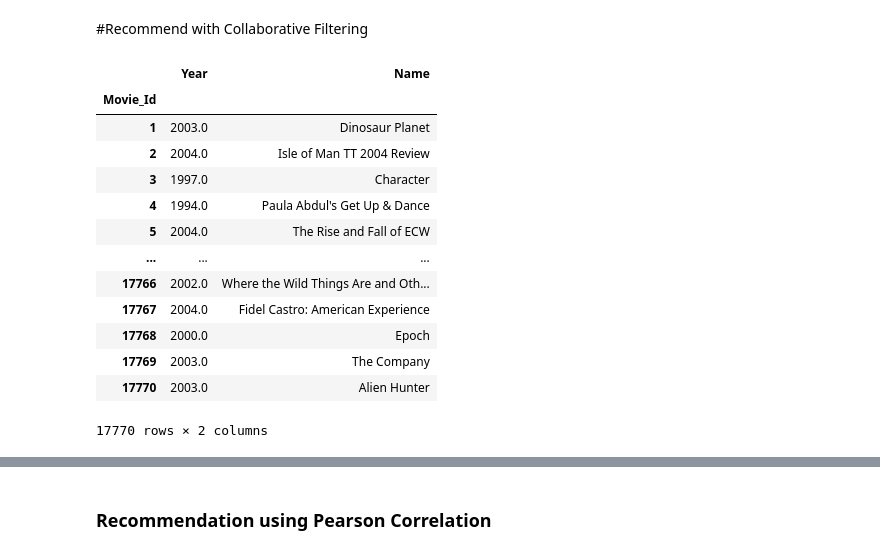
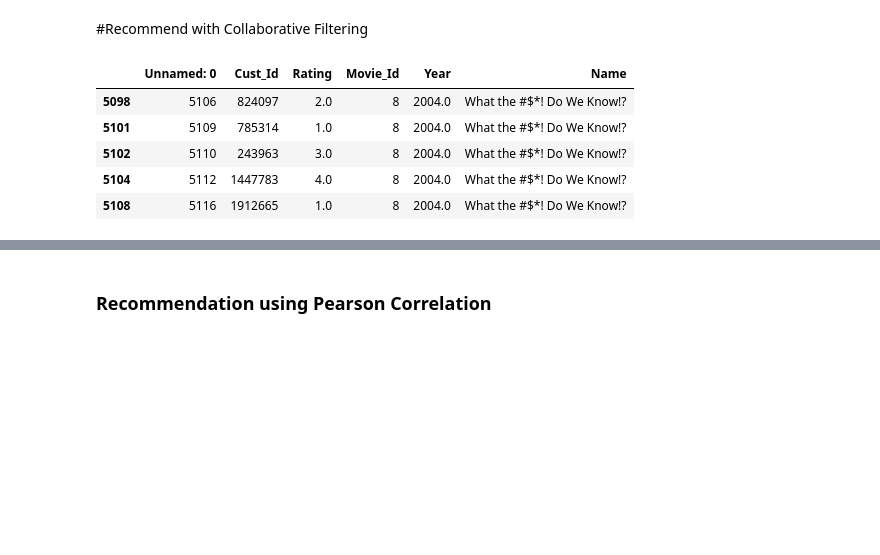
Before and after one commit to Manisha2612/Recommendation_engine, a Jupyter notebook: recommendation_engine_using_netflixdata.ipynb, the cells around one changed output, grey strips where cells are left out. Drawn from its saved outputs; the diff is of its cells as text; code cells hidden in the pictures; blank space fills up the shorter version.

```diff
--- a/recommendation_engine_using_netflixdata.ipynb
+++ b/recommendation_engine_using_netflixdata.ipynb
@@ -122,7 +122,7 @@ customer_df = customer_df.rename(columns={'Movies_Id': 'Movie_Id'})
 # %%
 
 df_movie_title = pd.read_csv('movie_titles.csv',encoding = "ISO-8859-1", header = None, names = ['Movie_Id', 'Year', 'Name'])
-df_movie_title.set_index('Movie_Id', inplace = True)
 
-df_movie_title.shape
+df_movie_title['Movie_Id']=  df_movie_title.index
+df_movie_title.head(5)
 # %% [output]
@@ -184,20 +200,12 @@ netflix_df.to_csv('netflix_data_with_movie_title_after_slicing.csv')
 #Recommend with Collaborative Filtering
 # %%
 reviews = netflix_df.groupby('Name')['Rating'].agg(['count','mean']).reset_index().round(1)
-# %%
-df_movie_title
-# %% [output]
-|  | Year | Name |
-| Movie_Id |  |  |
-| 1 | 2003.0 | Dinosaur Planet |
-| 2 | 2004.0 | Isle of Man TT 2004 Review |
-| 3 | 1997.0 | Character |
-| 4 | 1994.0 | Paula Abdul's Get Up & Dance |
-| 5 | 2004.0 | The Rise and Fall of ECW |
-| ... | ... | ... |
-| 17766 | 2002.0 | Where the Wild Things Are and Oth... |
-| 17767 | 2004.0 | Fidel Castro: American Experience |
-| 17768 | 2000.0 | Epoch |
-| 17769 | 2003.0 | The Company |
-| 17770 | 2003.0 | Alien Hunter |
-17770 rows × 2 columns
+# %%
+netflix_df.head(5)
+# %% [output]
+|  | Unnamed: 0 | Cust_Id | Rating | Movie_Id | Year | Name |
+| 5098 | 5106 | 824097 | 2.0 | 8 | 2004.0 | What the #$*! Do We Know!? |
+| 5101 | 5109 | 785314 | 1.0 | 8 | 2004.0 | What the #$*! Do We Know!? |
+| 5102 | 5110 | 243963 | 3.0 | 8 | 2004.0 | What the #$*! Do We Know!? |
+| 5104 | 5112 | 1447783 | 4.0 | 8 | 2004.0 | What the #$*! Do We Know!? |
+| 5108 | 5116 | 1912665 | 1.0 | 8 | 2004.0 | What the #$*! Do We Know!? |
```
Also changed, not shown: parts of 15 cells of this notebook.
